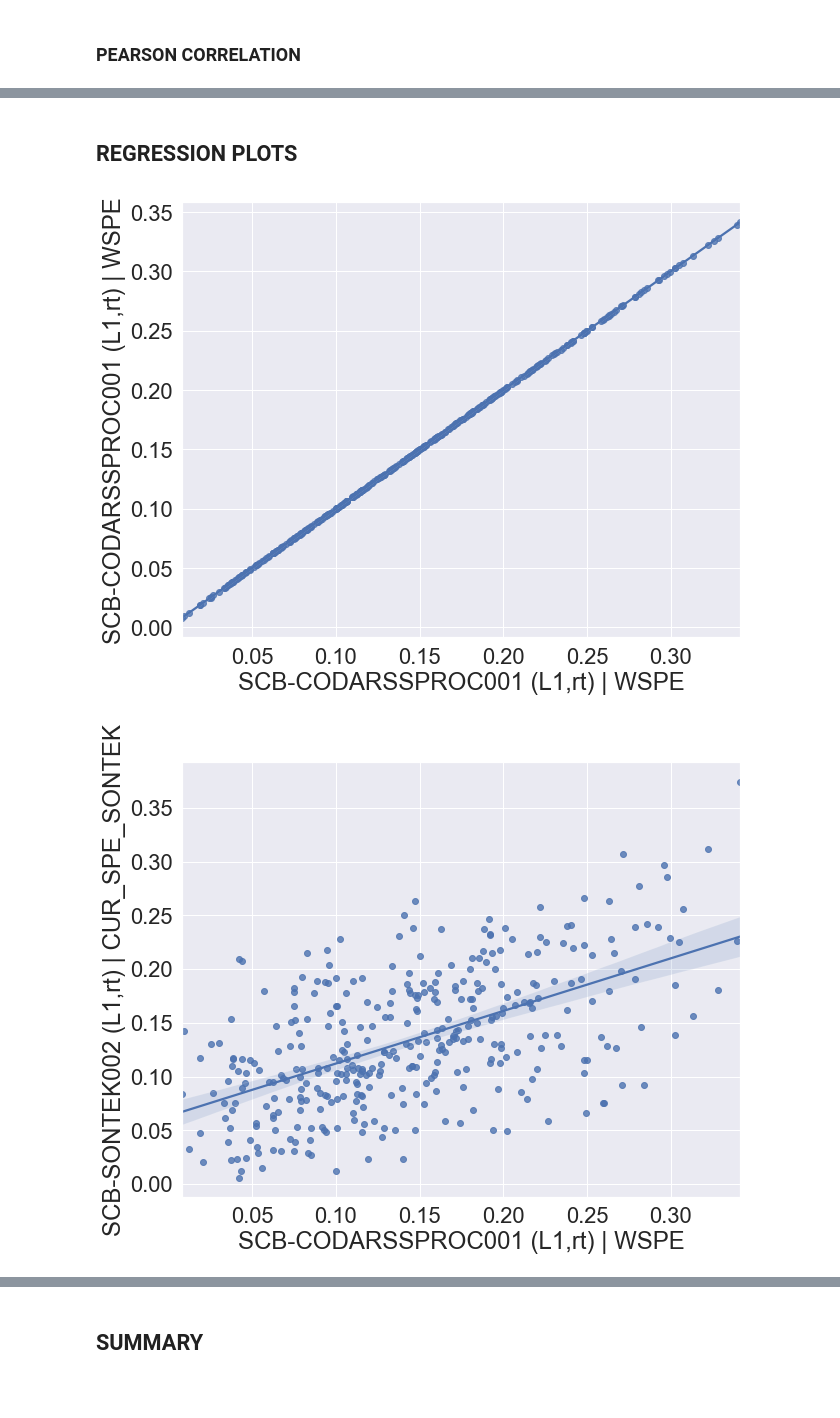
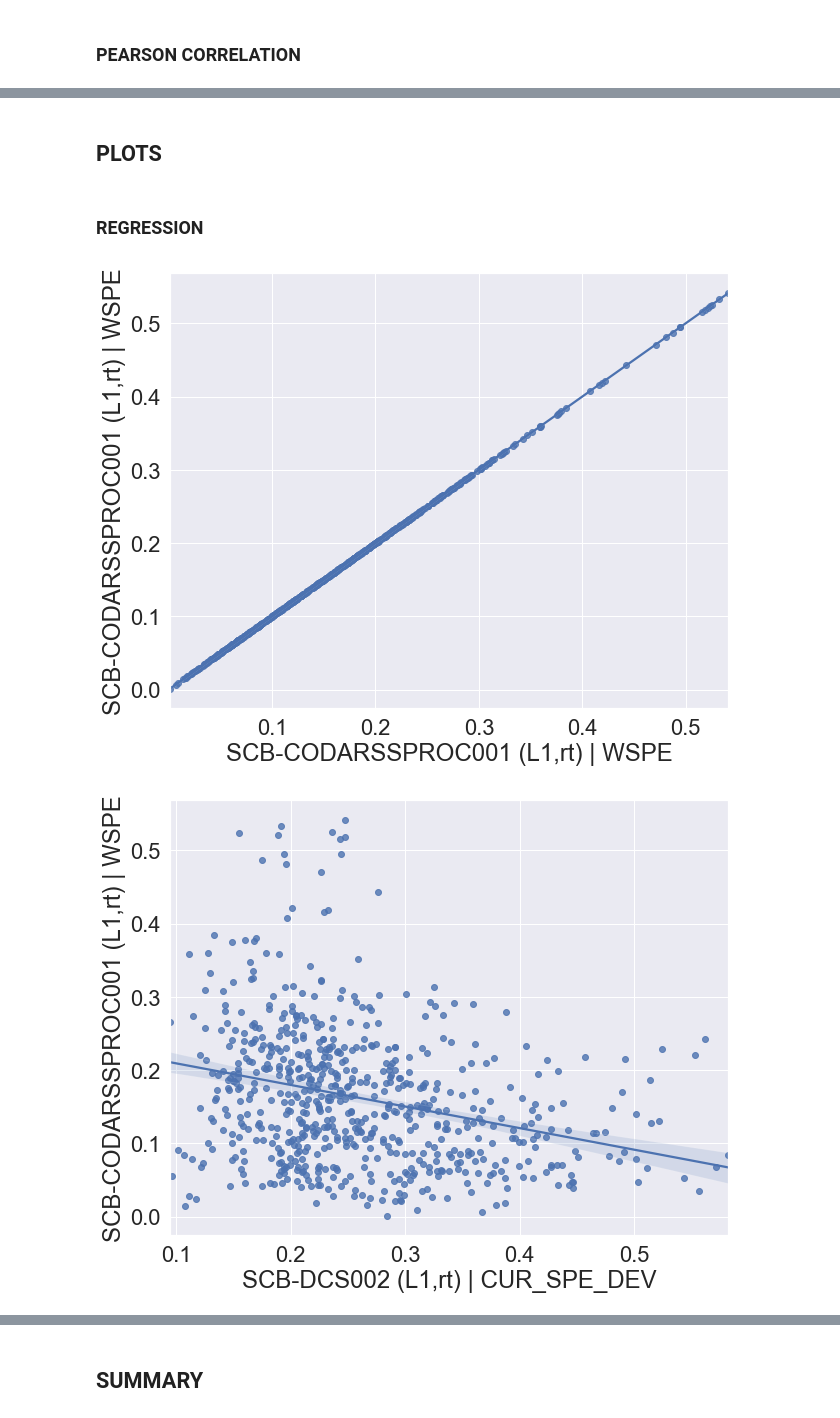
Before and after one commit to pazrg/radar_validation_test, a Jupyter notebook: cross-valiadtion.ipynb, the cells around one changed output, grey strips where cells are left out. Saved outputs shown, nothing was run; the diff lists cells and outputs as text; code cells hidden in the pictures; blank space fills up the shorter version.

```diff
--- a/cross-valiadtion.ipynb
+++ b/cross-valiadtion.ipynb
@@ -64,7 +65,7 @@ def parse_series(s,f,v,qc_max,center):
 # %% [markdown]
 Specify the period (start date, end date), variable (standard_name), resolution, area (center and radious) and qc_max to consider (remember 0 is not used at SOCIB) for the analysis.
 # %%
-period = ['2017-07-01','2017-07-30']
+period = ['2016-06-01','2016-06-30']
 standard_name = 'sea_water_speed'
 resolution = '1h'
 center = '38.7977,0.7848'
@@ -154,12 +170,14 @@ ax = seaborn.heatmap(df_series_mse, cmap="Blues", annot=True);
 # %% [markdown]
-## REGRESSION PLOTS
+## PLOTS
 # %%
 pivot = 'SCB-CODARSSPROC001 (L1,rt) | WSPE'
+# %% [markdown]
+### REGRESSION
 # %%
 cols = list(df_series.columns)
 for j in cols:
     fig, ax = plt.subplots(figsize=(10,8))
-    seaborn.regplot(x=pivot, y=j,data=df_series, ax = ax)
+    seaborn.regplot(y=pivot, x=j,data=df_series, ax = ax)
 # %% [output]
-[figure, old version]
+[figure, new version]
-[figure, old version]
+[figure, new version]
```
Also changed, not shown: parts of 21 cells of this notebook, 1 other file.
